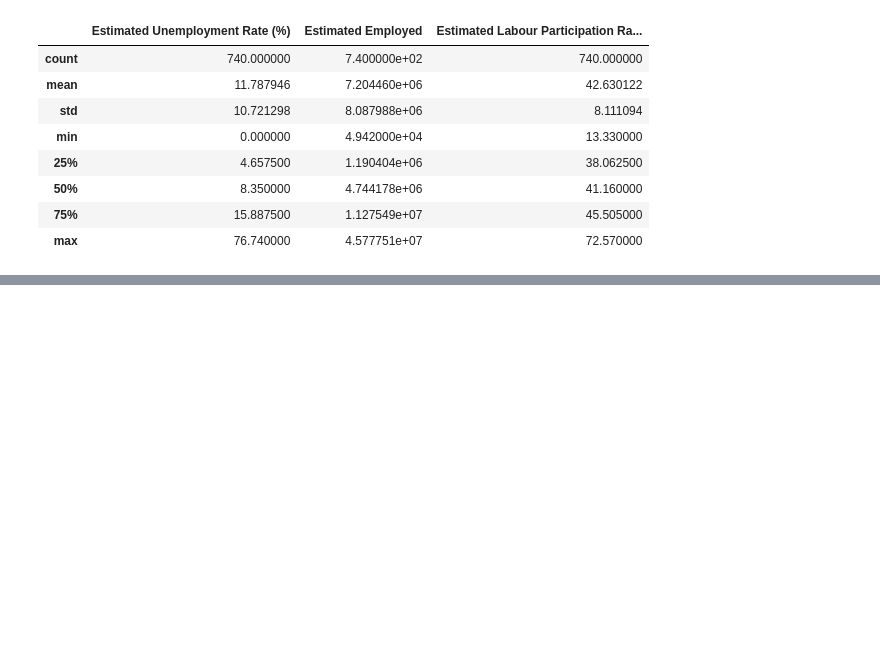
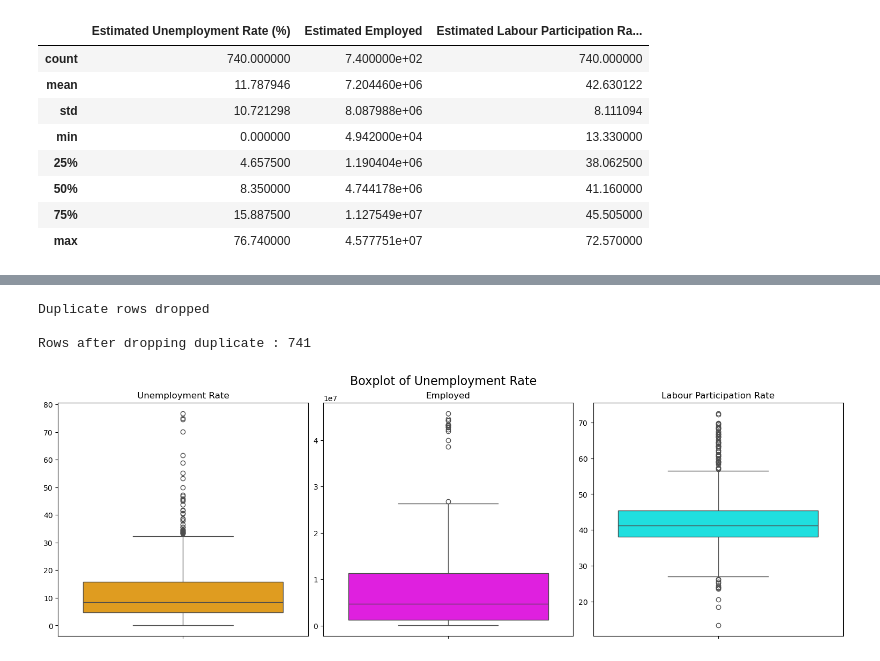
Before and after one commit to Ukpro-code/Coding-Shinobi, a Jupyter notebook: Codealpha_tasks/Task 2/unemployment.ipynb, the cells around one changed output, grey strips where cells are left out. Saved outputs shown, nothing was run; the diff lists cells and outputs as text; code cells hidden in the pictures; blank space fills up the shorter version.

```diff
--- a/Codealpha_tasks/Task 2/unemployment.ipynb
+++ b/Codealpha_tasks/Task 2/unemployment.ipynb
@@ -53,0 +245,36 @@ dfu.describe()
+# %%
+# Drop the duplicate rows
+dfu.drop_duplicates(inplace=True)
+
+print('Duplicate rows dropped \n')
+print(f'Rows after dropping duplicate : {dfu.shape[0]}')
+# %% [output]
+Duplicate rows dropped
+
+Rows after dropping duplicate : 741
+# %%
+# Outliers
+
+# Set up the figure with row and columns
+fig, axes = plt.subplots(1, 3, figsize=(15, 5), constrained_layout=True)
+
+# Creating individual plots
+sns.boxplot(ax=axes[0], y=dfu['Unemployment_Rate'], color='orange')
+axes[0].set_title('Unemployment Rate')
+axes[0].set_ylabel('')
+
+sns.boxplot(ax=axes[1], y=dfu['Employed'], color='magenta')
+axes[1].set_title('Employed')
+axes[1].set_ylabel('')
+
+sns.boxplot(ax=axes[2], y=dfu['Labour_Participation_Rate'], color='cyan')
+axes[2].set_title('Labour Participation Rate')
+axes[2].set_ylabel('')
+
+# Common title for all the plots
+fig.suptitle('Boxplot of Unemployment Rate', fontsize=16)
+
+# Display the plots
+plt.show()
+# %% [output]
+[figure, added]
```
Also changed, not shown: parts of 14 cells of this notebook.
